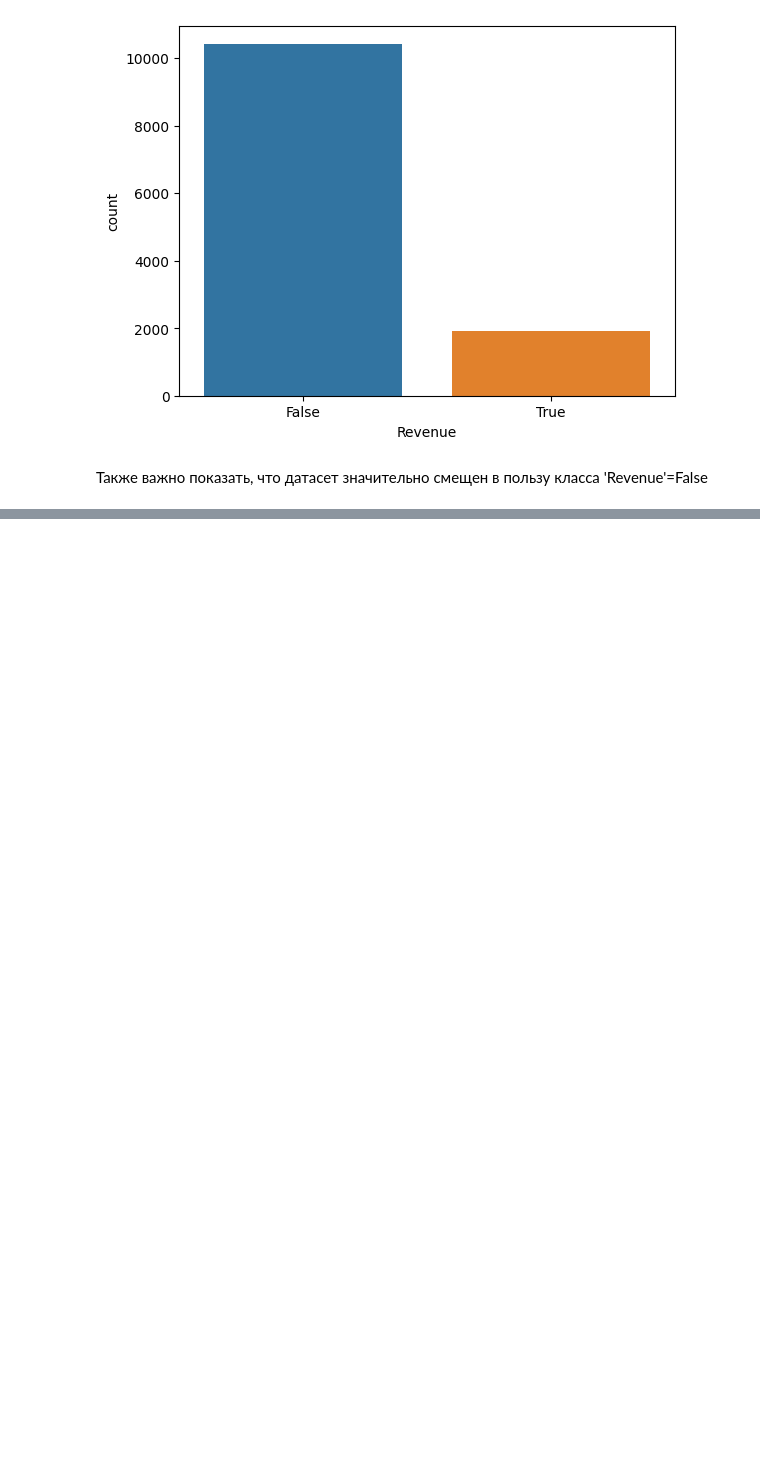
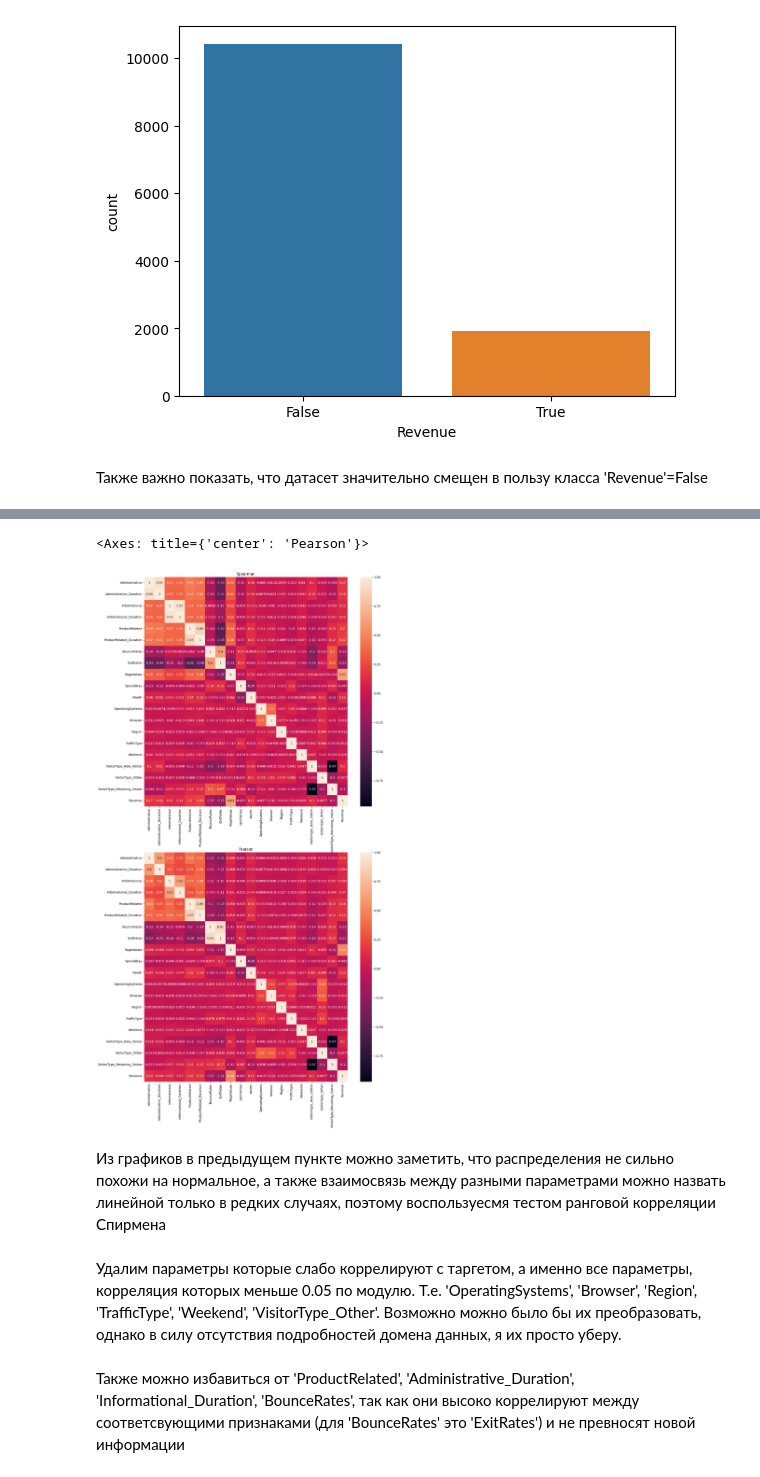
Before and after one commit to gregkseno/revenue-analysis, a Jupyter notebook: revenue_analysis.ipynb, the cells around one changed output, grey strips where cells are left out. Saved outputs shown, nothing was run; the diff lists cells and outputs as text; code cells hidden in the pictures; blank space fills up the shorter version.

```diff
--- a/revenue_analysis.ipynb
+++ b/revenue_analysis.ipynb
@@ -228,0 +233,12 @@ plt.show()
+# %%
+
+revenue = dataframe['Revenue']
+dataframe.drop(['Revenue'], axis=1, inplace=True)
+dataframe = pd.concat([dataframe, pd.get_dummies(dataframe['VisitorType'], prefix="VisitorType"), revenue], axis=1).drop(['VisitorType'], axis=1)
+
+dataframe['Revenue'] = dataframe['Revenue'].astype(int)
+dataframe['Weekend'] = dataframe['Weekend'].astype(int)
+
+dataframe.loc[dataframe['Month'] == 'June', 'Month'] = 'Jun'
+dataframe['Month'] = pd.to_datetime(dataframe['Month'], format='%b')
+dataframe['Month'] = dataframe['Month'].dt.month
@@ -228,0 +258,19 @@ plt.show()
+# %%
+spearman = dataframe.corr(method='spearman')
+pearson = dataframe.corr(method='pearson')
+fig, (ax1, ax2) = plt.subplots(2, 1, figsize=(15, 30))
+ax1.set(title='Spearman')
+ax2.set(title='Pearson')
+
+sns.heatmap(spearman, xticklabels=spearman.columns, yticklabels=spearman.columns, annot=True, ax=ax1)
+sns.heatmap(pearson, xticklabels=pearson.columns, yticklabels=pearson.columns, annot=True, ax=ax2)
+# %% [output]
+<Axes: title={'center': 'Pearson'}>
+[figure, added]
+# %% [markdown]
+Из графиков в предыдущем пункте можно заметить, что распределения не сильно похожи на нормальное, а также взаимосвязь между разными параметрами можно назвать линейной только в редких случаях, поэтому воспользуесмя тестом ранговой корреляции Спирмена
+# %% [markdown]
+Удалим параметры которые слабо коррелируют с таргетом, а именно все параметры, корреляция которых меньше 0.05 по модулю.
+Т.е. 'OperatingSystems', 'Browser', 'Region', 'TrafficType', 'Weekend', 'VisitorType_Other'. Возможно можно было бы их преобразовать, однако в силу отсутствия подробностей домена данных, я их просто уберу.
+# %% [markdown]
+Также можно избавиться от 'ProductRelated', 'Administrative_Duration', 'Informational_Duration', 'BounceRates', так как они высоко коррелируют между соответсвующими признаками (для 'BounceRates' это 'ExitRates') и не превносят новой информации
```
Also changed, not shown: parts of 6 cells of this notebook.
